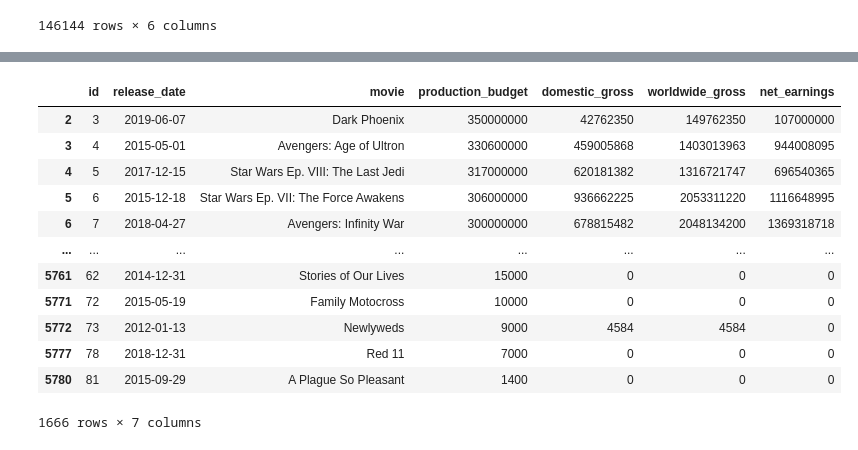
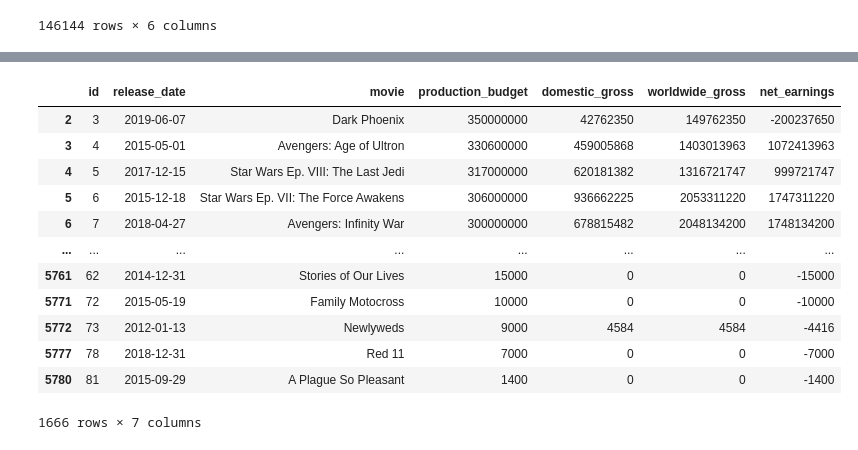
Before and after one commit to RH3421/Project-1-Microsoft-Makes-a-Movie, a Jupyter notebook: Genre_Budget.ipynb, the cells around one changed output, grey strips where cells are left out. Saved outputs shown, nothing was run; the diff lists cells and outputs as text; code cells hidden in the pictures.

```diff
--- a/Genre_Budget.ipynb
+++ b/Genre_Budget.ipynb
@@ -149,43 +87,43 @@ movie_clean
 # %%
 with gz.open('data/tn.movie_budgets.csv.gz') as f:
     budgets = pd.read_csv(f,encoding='latin1')
 
 # Remove extraneous '$' and ',' symbols
 budgets['production_budget'] = budgets['production_budget'].str.replace(',', '')
 budgets['production_budget'] = budgets['production_budget'].str.replace("$", '')
 
 budgets['domestic_gross'] = budgets['domestic_gross'].str.replace(",", '')
 budgets['domestic_gross'] = budgets['domestic_gross'].str.replace("$", '')
 
 budgets['worldwide_gross'] = budgets['worldwide_gross'].str.replace(",", '')
 budgets['worldwide_gross'] = budgets['worldwide_gross'].str.replace("$", '')
 
 # Convert money columns to integers
 cash_columns = ['production_budget', 'domestic_gross', 'worldwide_gross']
 budgets[cash_columns] = budgets[cash_columns].apply(pd.to_numeric)
 
 # Convert to datetime
 budgets['release_date'] = pd.to_datetime(budgets['release_date'])
 
 # Create column to evaluate profitability
-budgets['net_earnings'] = budgets['worldwide_gross'] - budgets['domestic_gross']
+budgets['net_earnings'] = budgets['worldwide_gross'] - budgets['production_budget']
 
 # Filter budgets to include only those in our target range
 recent = budgets.loc[(budgets['release_date'] >= '2012-01-01')]
 recent
 # %% [output]
 |  | id | release_date | movie | production_budget | domestic_gross | worldwide_gross | net_earnings |
-| 2 | 3 | 2019-06-07 | Dark Phoenix | 350000000 | 42762350 | 149762350 | 107000000 |
-| 3 | 4 | 2015-05-01 | Avengers: Age of Ultron | 330600000 | 459005868 | 1403013963 | 944008095 |
-| 4 | 5 | 2017-12-15 | Star Wars Ep. VIII: The Last Jedi | 317000000 | 620181382 | 1316721747 | 696540365 |
-| 5 | 6 | 2015-12-18 | Star Wars Ep. VII: The Force Awakens | 306000000 | 936662225 | 2053311220 | 1116648995 |
-| 6 | 7 | 2018-04-27 | Avengers: Infinity War | 300000000 | 678815482 | 2048134200 | 1369318718 |
+| 2 | 3 | 2019-06-07 | Dark Phoenix | 350000000 | 42762350 | 149762350 | -200237650 |
+| 3 | 4 | 2015-05-01 | Avengers: Age of Ultron | 330600000 | 459005868 | 1403013963 | 1072413963 |
+| 4 | 5 | 2017-12-15 | Star Wars Ep. VIII: The Last Jedi | 317000000 | 620181382 | 1316721747 | 999721747 |
+| 5 | 6 | 2015-12-18 | Star Wars Ep. VII: The Force Awakens | 306000000 | 936662225 | 2053311220 | 1747311220 |
+| 6 | 7 | 2018-04-27 | Avengers: Infinity War | 300000000 | 678815482 | 2048134200 | 1748134200 |
 | ... | ... | ... | ... | ... | ... | ... | ... |
-| 5761 | 62 | 2014-12-31 | Stories of Our Lives | 15000 | 0 | 0 | 0 |
-| 5771 | 72 | 2015-05-19 | Family Motocross | 10000 | 0 | 0 | 0 |
-| 5772 | 73 | 2012-01-13 | Newlyweds | 9000 | 4584 | 4584 | 0 |
-| 5777 | 78 | 2018-12-31 | Red 11 | 7000 | 0 | 0 | 0 |
-| 5780 | 81 | 2015-09-29 | A Plague So Pleasant | 1400 | 0 | 0 | 0 |
+| 5761 | 62 | 2014-12-31 | Stories of Our Lives | 15000 | 0 | 0 | -15000 |
+| 5771 | 72 | 2015-05-19 | Family Motocross | 10000 | 0 | 0 | -10000 |
+| 5772 | 73 | 2012-01-13 | Newlyweds | 9000 | 4584 | 4584 | -4416 |
+| 5777 | 78 | 2018-12-31 | Red 11 | 7000 | 0 | 0 | -7000 |
+| 5780 | 81 | 2015-09-29 | A Plague So Pleasant | 1400 | 0 | 0 | -1400 |
 1666 rows × 7 columns
 # %%
 #Merged Movies and BudgetsDF
```
Also changed, not shown: parts of 10 cells of this notebook.
